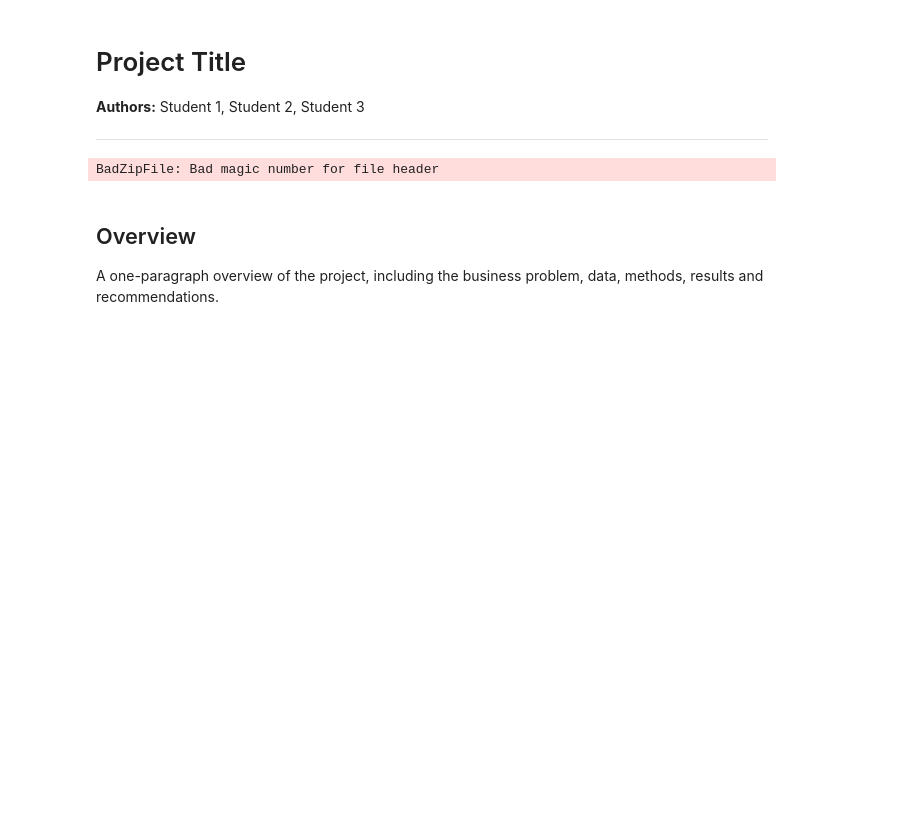
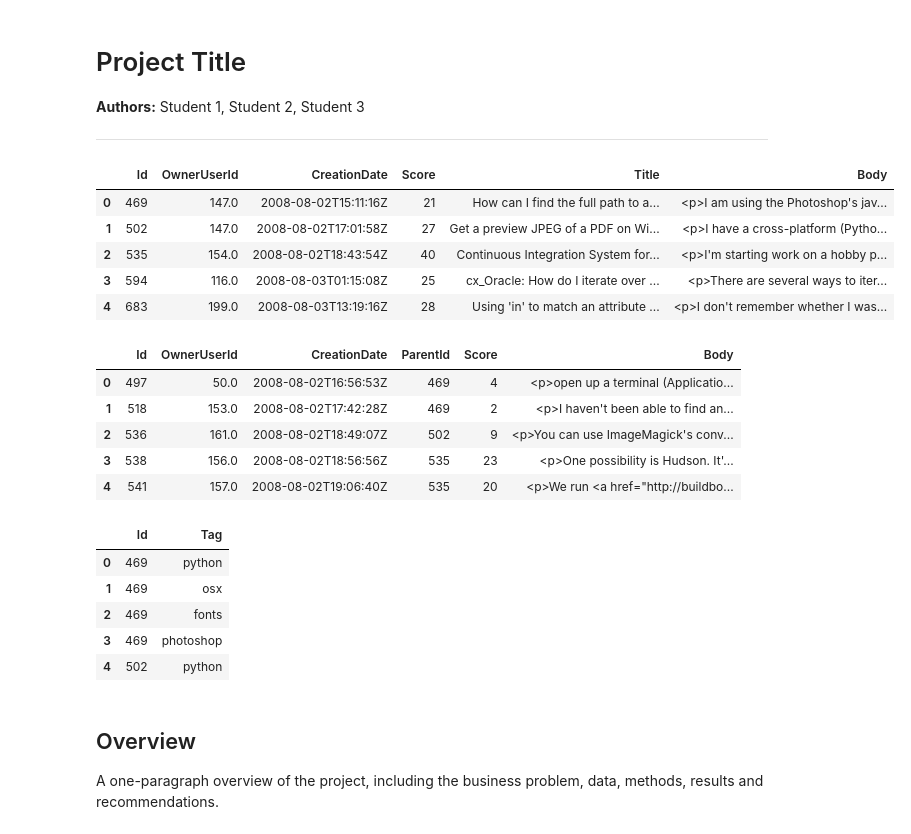
Before and after one commit to willcd/module5-project, a Jupyter notebook: phase5-project.ipynb, the cells around one changed output. Cells and saved outputs as stored; diff of their text form; code cells hidden in the pictures; blank space fills up the shorter version.

```diff
--- a/phase5-project.ipynb
+++ b/phase5-project.ipynb
@@ -5,19 +3,3 @@
 
 **Authors:** Student 1, Student 2, Student 3
 ***
-# %%
-import zipfile
-import pandas as pd
-
-# open zipped dataset
-with zipfile.ZipFile("zippedData/Answers.zip") as z:
-   # open the csv file in the dataset
-    with z.open("Answers.csv") as f:
-
-        # read the dataset
-        df = pd.read_csv(f)
-
-        # display dataset
-        print(df.head())
-# %% [output]
-BadZipFile: Bad magic number for file header
@@ -24,3 +8,30 @@ BadZipFile: Bad magic number for file header
+# %%
+questions = pd.read_csv('zippedData/Questions.csv', encoding='latin1')
+answers = pd.read_csv('zippedData/Answers.csv', encoding='latin1')
+tags = pd.read_csv('zippedData/Tags.csv')
+# %%
+display(questions.head())
+display(answers.head())
+display(tags.head())
+# %% [output]
+|  | Id | OwnerUserId | CreationDate | Score | Title | Body |
+| 0 | 469 | 147.0 | 2008-08-02T15:11:16Z | 21 | How can I find the full path to a... | <p>I am using the Photoshop's jav... |
+| 1 | 502 | 147.0 | 2008-08-02T17:01:58Z | 27 | Get a preview JPEG of a PDF on Wi... | <p>I have a cross-platform (Pytho... |
+| 2 | 535 | 154.0 | 2008-08-02T18:43:54Z | 40 | Continuous Integration System for... | <p>I'm starting work on a hobby p... |
+| 3 | 594 | 116.0 | 2008-08-03T01:15:08Z | 25 | cx_Oracle: How do I iterate over ... | <p>There are several ways to iter... |
+| 4 | 683 | 199.0 | 2008-08-03T13:19:16Z | 28 | Using 'in' to match an attribute ... | <p>I don't remember whether I was... |
+|  | Id | OwnerUserId | CreationDate | ParentId | Score | Body |
+| 0 | 497 | 50.0 | 2008-08-02T16:56:53Z | 469 | 4 | <p>open up a terminal (Applicatio... |
+| 1 | 518 | 153.0 | 2008-08-02T17:42:28Z | 469 | 2 | <p>I haven't been able to find an... |
+| 2 | 536 | 161.0 | 2008-08-02T18:49:07Z | 502 | 9 | <p>You can use ImageMagick's conv... |
+| 3 | 538 | 156.0 | 2008-08-02T18:56:56Z | 535 | 23 | <p>One possibility is Hudson. It'... |
+| 4 | 541 | 157.0 | 2008-08-02T19:06:40Z | 535 | 20 | <p>We run <a href="http://buildbo... |
+|  | Id | Tag |
+| 0 | 469 | python |
+| 1 | 469 | osx |
+| 2 | 469 | fonts |
+| 3 | 469 | photoshop |
+| 4 | 502 | python |
 # %% [markdown]
 ## Overview
 
```
Also changed, not shown: parts of 2 cells of this notebook.
